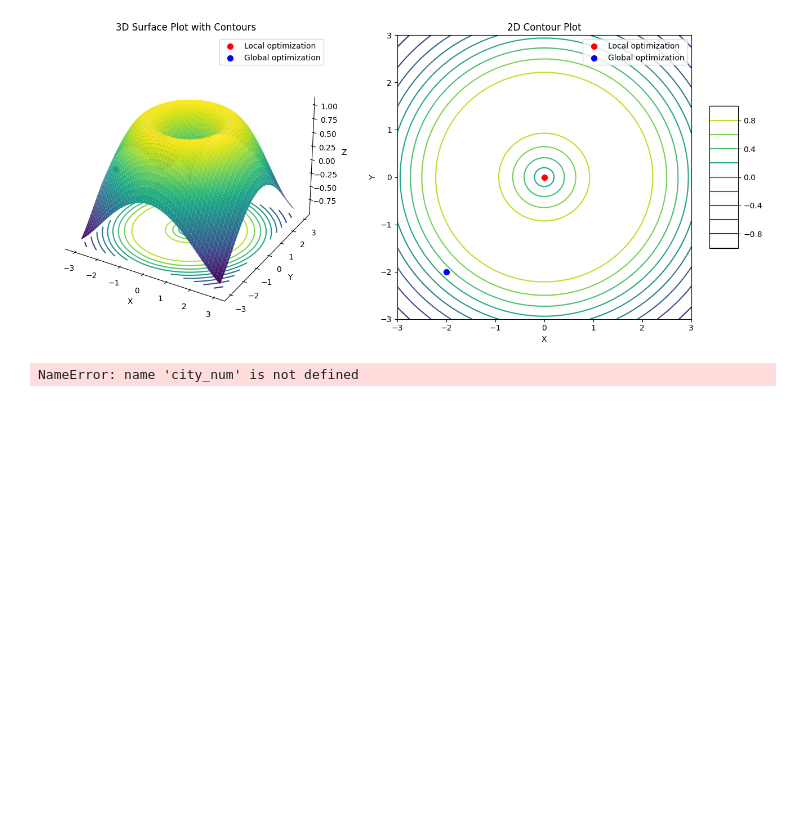
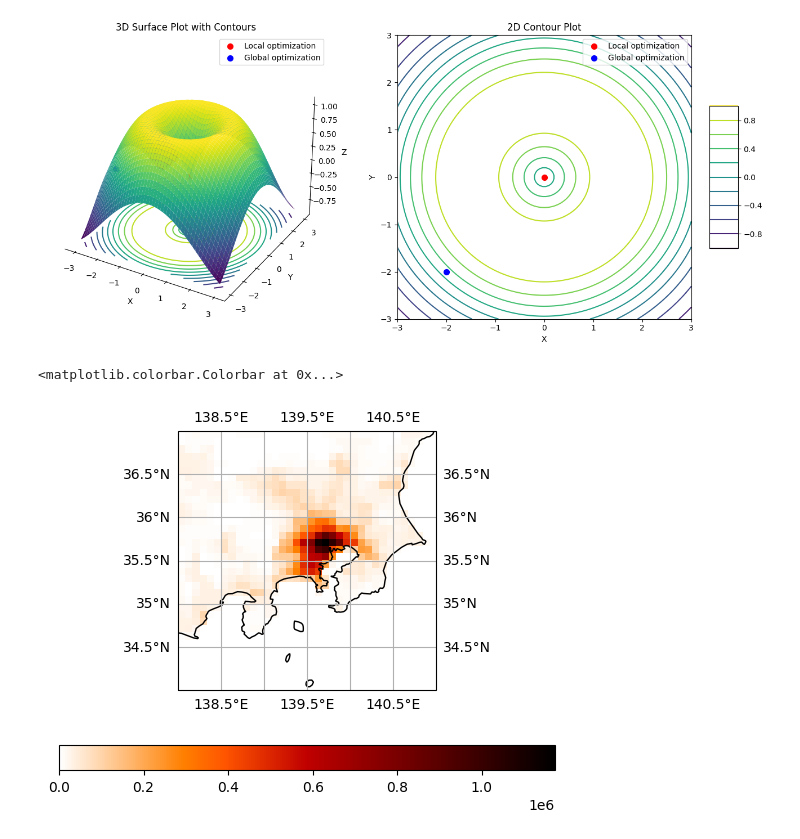
Before and after one commit to HalKiyo/h08_urban, a Jupyter notebook: qgis/pst/3Dplots_population_density.ipynb, the cells around one changed output. Cells and saved outputs as stored; diff of their text form; code cells hidden in the pictures; blank space fills up the shorter version.

```diff
--- a/qgis/pst/3Dplots_population_density.ipynb
+++ b/qgis/pst/3Dplots_population_density.ipynb
@@ -90,59 +90,58 @@ plt.show()
 # %% [output]
 [figure]
 # %%
+import cartopy.crs as ccrs
+import cartopy.feature as cfea
+
 def geography():
-    SUF = '.gl5'
-    dtype = 'float32'
     #
-    ay, bx = 2160, 4320
-    gl5shape = (ay, bx)
-    #
-    # region
     left = 138
     right = 141
     bottom = 34
     top = 37
     #
     resolution = 12
+    #
     upperindex = (90-top)*resolution
     lowerindex = (90-bottom)*resolution
     leftindex = (180+left)*resolution
     rightindex = (180+right)*resolution
     #
     rgnshape = (lowerindex-upperindex, rightindex-leftindex)
     #
     img_extent = (left, right, bottom, top)
 
-    return upperindex, lowerindex, leftindex, rightindex, img_extent
+    return upperindex, lowerindex, leftindex, rightindex, rgnshape, img_extent
 
 #-----------------------------------------------
 # Draw city mask
 #-----------------------------------------------
 
-upperindex, lowerindex, leftindex, rightindex, img_extent = geography()
-#
-POP='gpw3'
+upperindex, lowerindex, leftindex, rightindex, rgnshape, img_extent = geography()
+ay, bx = 2160, 4320
+gl5shape = (ay, bx)
 h08dir = '/mnt/c/Users/tsimk/Downloads/dotfiles/h08/global_city'
-pop_data = np.fromfile(f'{h08dir}/dat/cty_msk_/{POP}/city_{city_num:08d}.gl5', dtype='float32').reshape(2160, 4320)
+pop = np.fromfile(f'{h08dir}/dat/pop_tot_/GPW4ag__20100000.gl5', dtype='float32').reshape(2160, 4320)
 
 # crop
-mask_cropped = city_mask[upperindex:lowerindex, leftindex:rightindex]
+pop_cropped = pop[upperindex:lowerindex, leftindex:rightindex]
 
 # extent
 projection = ccrs.PlateCarree()
 
 # figure
 fig = plt.figure()
 ax = plt.subplot(projection=projection)
 ax.coastlines()
-ax.add_feature(cfea.STATES.with_scale('50m'), edgecolor='#c7c783', zorder=2)
+#ax.add_feature(cfea.STATES.with_scale('50m'), edgecolor='#c7c783', zorder=2)
 ax.add_feature(cfea.LAKES.with_scale('50m'), edgecolor='#c7c783', zorder=1)
 ax.gridlines(draw_labels=True)
-im = ax.imshow(mask_cropped,
+im = ax.imshow(pop_cropped,
                origin='upper',
                extent=img_extent,
                transform=projection,
-               cmap='gray_r')
+               cmap='gist_heat_r')
 fig.colorbar(im, ax=ax, orientation='horizontal')
 # %% [output]
-NameError: name 'city_num' is not defined
+<matplotlib.colorbar.Colorbar at 0x...>
+[figure, added]
```
Also changed, not shown: parts of 12 cells of this notebook.
